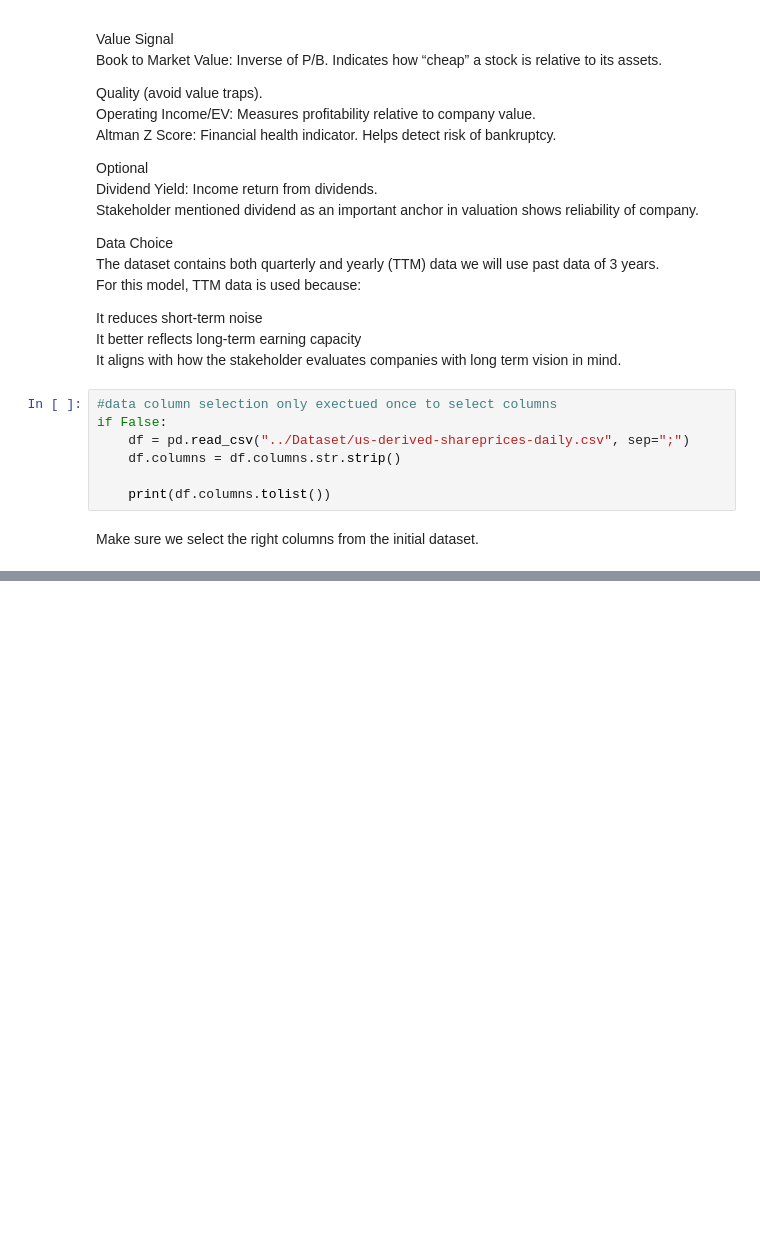
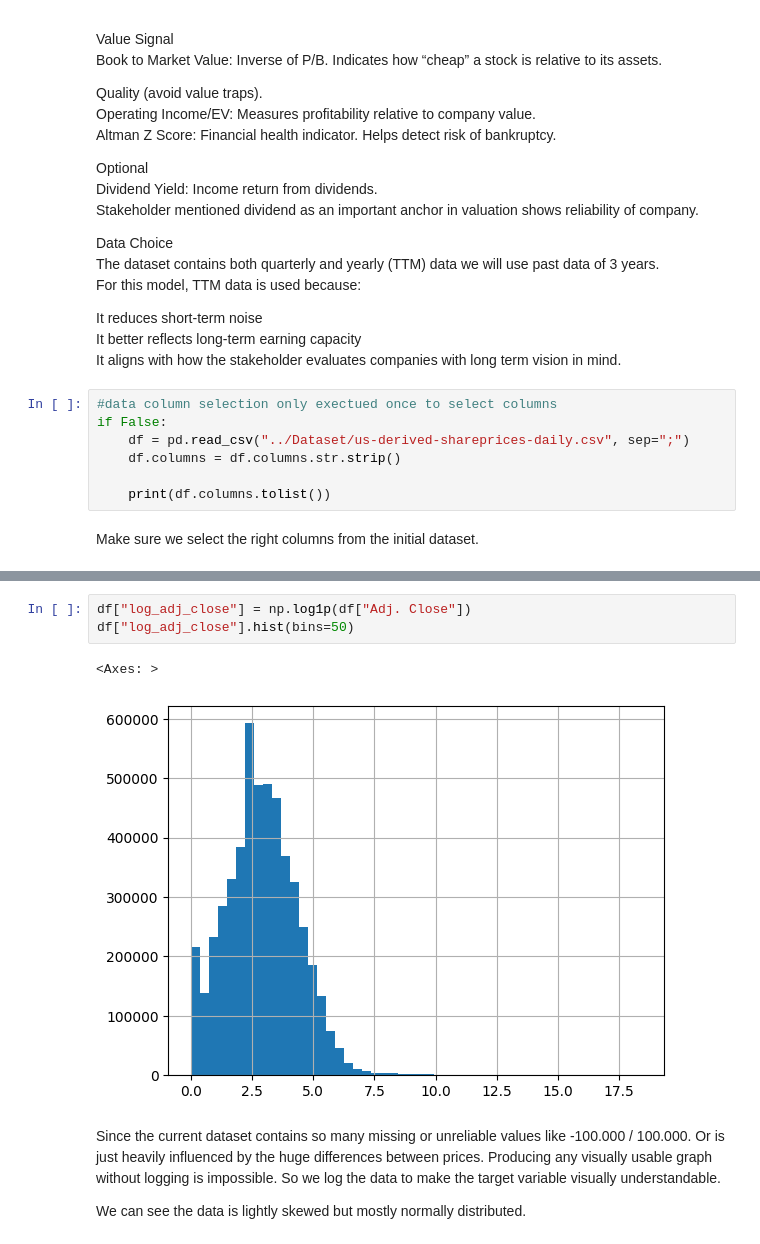
Before and after one commit to ayoub-lafhailat/Value-Investing, a Jupyter notebook: Models/Baseline.ipynb, the cells around one changed output, grey strips where cells are left out. Cells and saved outputs as stored; diff of their text form; blank space fills up the shorter version.

Commit message:
Baseline data cleaning and pre processing

```diff
--- a/Models/Baseline.ipynb
+++ b/Models/Baseline.ipynb
@@ -165,0 +357,10 @@ plot = df.hist(column="Adj. Close")
+# %%
+df["log_adj_close"] = np.log1p(df["Adj. Close"])
+df["log_adj_close"].hist(bins=50)
+# %% [output]
+<Axes: >
+[figure, added]
+# %% [markdown]
+Since the current dataset contains so many missing or unreliable values like -100.000 / 100.000. Or is just heavily influenced by the huge differences between prices. Producing any visually usable graph without logging is impossible. So we log the data to make the target variable visually understandable.
+
+We can see the data is lightly skewed but mostly normally distributed.
```
Also changed, not shown: parts of 40 cells of this notebook, 2 other files.
